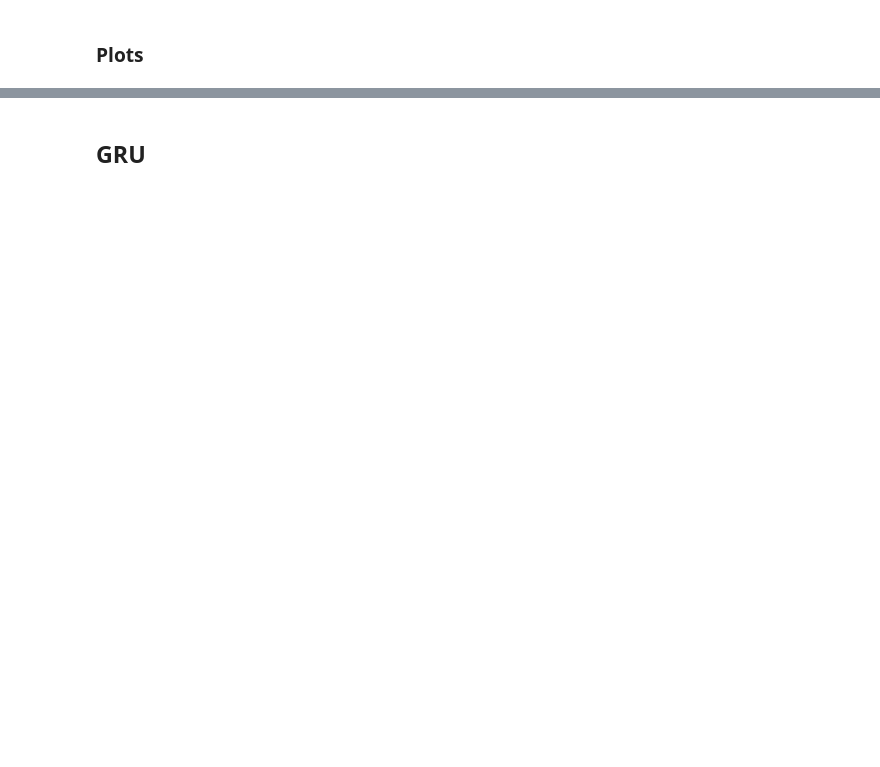
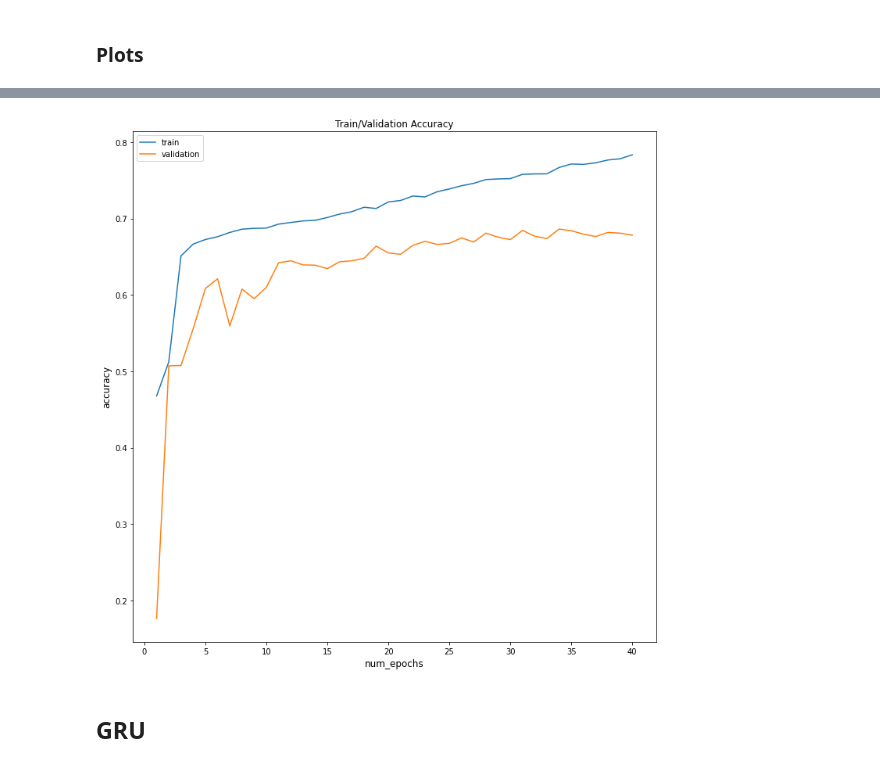
Before and after one commit to nefelitav/vaccine-sentiment-classifier, a Jupyter notebook: rnn-lstm-gru.ipynb, the cells around one changed output, grey strips where cells are left out. Cells and saved outputs as stored; diff of their text form; code cells hidden in the pictures; blank space fills up the shorter version.

```diff
--- a/rnn-lstm-gru.ipynb
+++ b/rnn-lstm-gru.ipynb
@@ -514,14 +555,16 @@ plot_graph_loss(5)
 # %%
 def plot_graph_acc(epochs):
     fig = plt.figure(figsize=(12,12))
     plt.title("Train/Validation Accuracy")
     plt.plot(list(np.arange(epochs) + 1) , epoch_acc, label='train')
     plt.plot(list(np.arange(epochs) + 1), epoch_acc_dev, label='validation')
     plt.xlabel('num_epochs', fontsize=12)
     plt.ylabel('accuracy', fontsize=12)
     plt.legend(['train', 'validation']);
 
-plot_graph_acc(5)
+plot_graph_acc(40)
+# %% [output]
+[figure, added]
 # %% [markdown]
 ## GRU
 # %%
```
Also changed, not shown: parts of 26 cells of this notebook.
